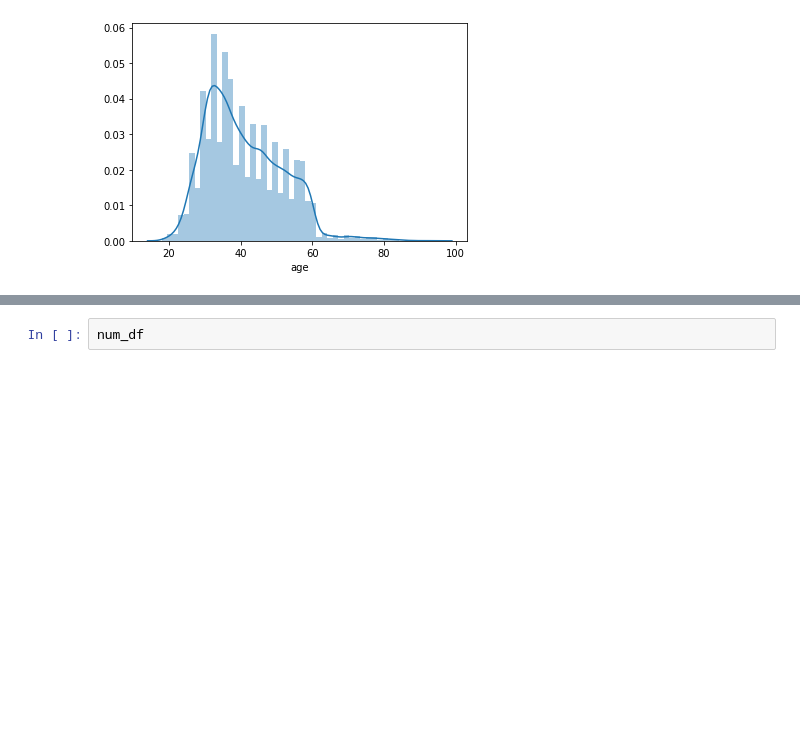
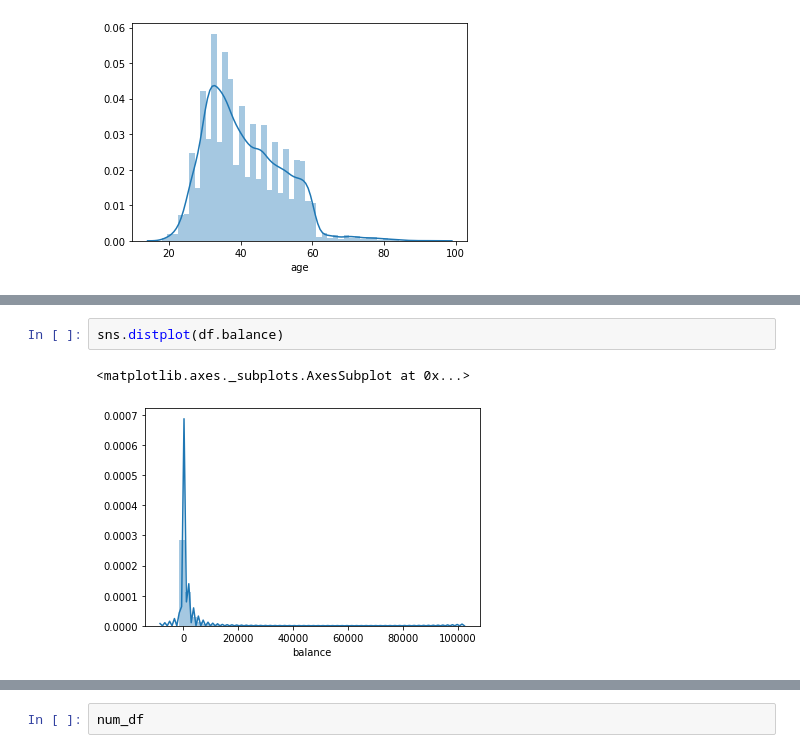
Before and after one commit to rhynos44/mod3_proj, a Jupyter notebook: project.ipynb, the cells around one changed output, grey strips where cells are left out. Drawn from its saved outputs; the diff is of its cells as text; blank space fills up the shorter version.

```diff
--- a/project.ipynb
+++ b/project.ipynb
@@ -163,0 +197,5 @@ plt.scatter(df.age, df.Target)
+# %%
+sns.distplot(df.balance)
+# %% [output]
+<matplotlib.axes._subplots.AxesSubplot at 0x...>
+[figure, added]
```
Also changed, not shown: parts of 66 cells of this notebook, 1 other file.
